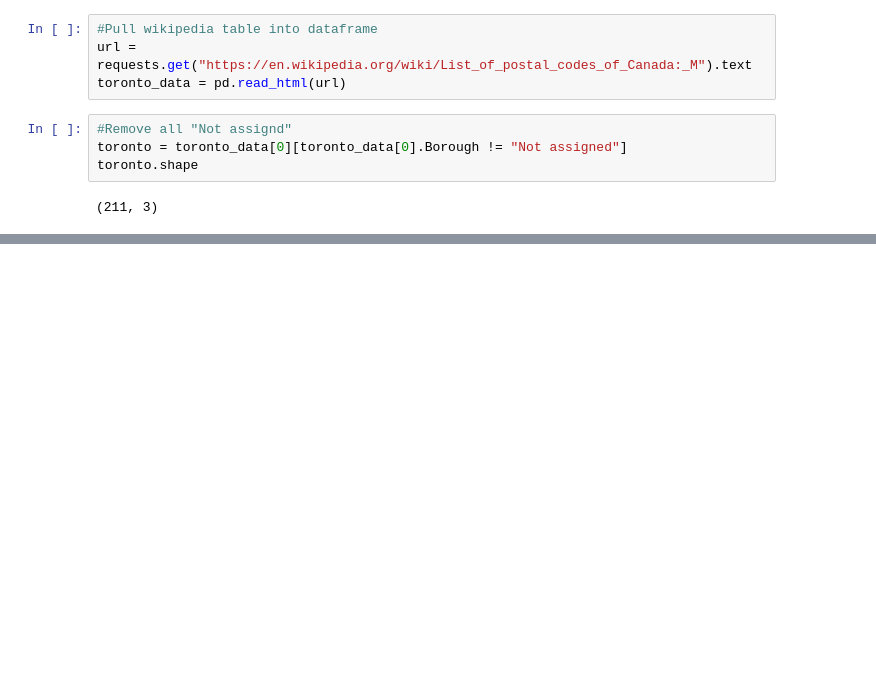
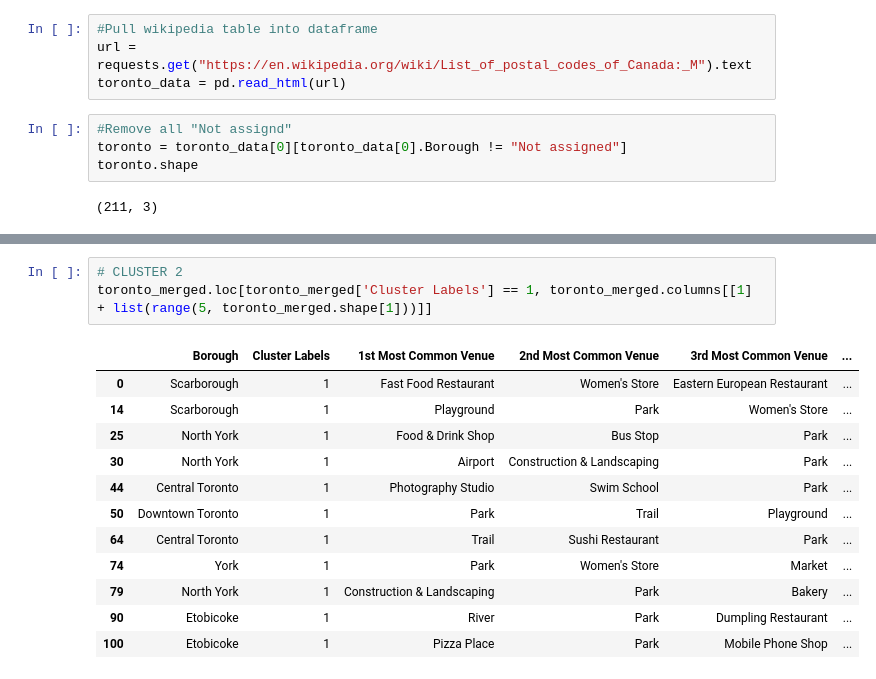
Before and after one commit to greenj4/ADS-Capstone, a Jupyter notebook: Toronto Clustering.ipynb, the cells around one changed output, grey strips where cells are left out. Cells and saved outputs as stored; diff of their text form; blank space fills up the shorter version.

Commit message:
Published from Watson Studio.

```diff
--- a/Toronto Clustering.ipynb
+++ b/Toronto Clustering.ipynb
@@ -29,0 +339,16 @@ toronto2.shape
+# %%
+# CLUSTER 2
+toronto_merged.loc[toronto_merged['Cluster Labels'] == 1, toronto_merged.columns[[1] + list(range(5, toronto_merged.shape[1]))]]
+# %% [output]
+|  | Borough | Cluster Labels | 1st Most Common Venue | 2nd Most Common Venue | 3rd Most Common Venue | ... |
+| 0 | Scarborough | 1 | Fast Food Restaurant | Women's Store | Eastern European Restaurant | ... |
+| 14 | Scarborough | 1 | Playground | Park | Women's Store | ... |
+| 25 | North York | 1 | Food & Drink Shop | Bus Stop | Park | ... |
+| 30 | North York | 1 | Airport | Construction & Landscaping | Park | ... |
+| 44 | Central Toronto | 1 | Photography Studio | Swim School | Park | ... |
+| 50 | Downtown Toronto | 1 | Park | Trail | Playground | ... |
+| 64 | Central Toronto | 1 | Trail | Sushi Restaurant | Park | ... |
+| 74 | York | 1 | Park | Women's Store | Market | ... |
+| 79 | North York | 1 | Construction & Landscaping | Park | Bakery | ... |
+| 90 | Etobicoke | 1 | River | Park | Dumpling Restaurant | ... |
+| 100 | Etobicoke | 1 | Pizza Place | Park | Mobile Phone Shop | ... |
```
Also changed, not shown: parts of 26 cells of this notebook.
